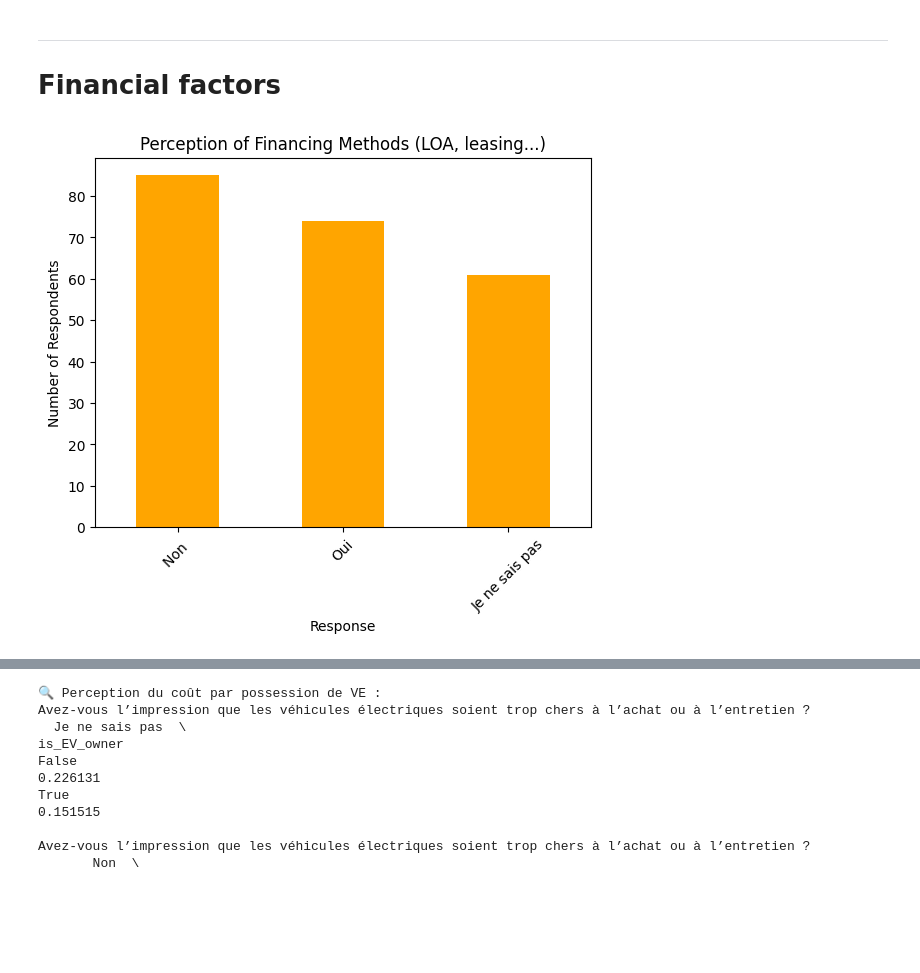
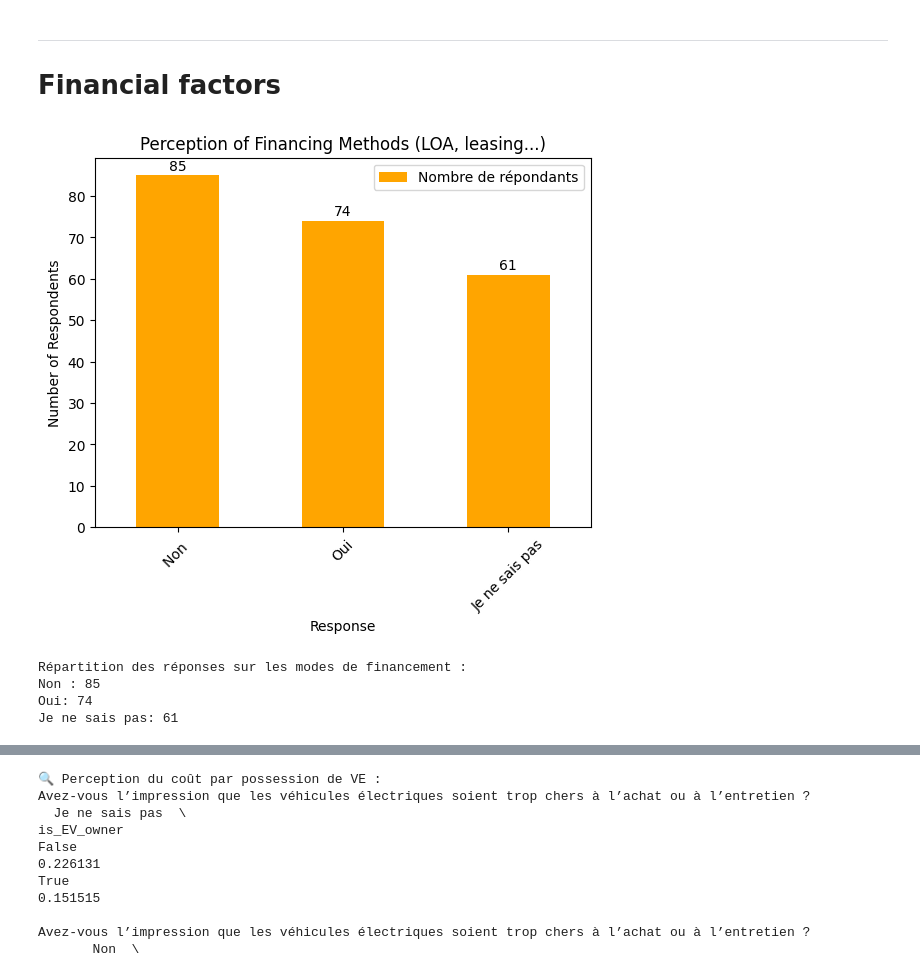
Before and after one commit to Man-G0/EvThesis, a Jupyter notebook: Thesis Analysis.ipynb, the cells around one changed output, grey strips where cells are left out. Cells and saved outputs as stored; diff of their text form; code cells hidden in the pictures; blank space fills up the shorter version.

Commit message:
textual add

```diff
--- a/Thesis Analysis.ipynb
+++ b/Thesis Analysis.ipynb
@@ -45,14 +45,28 @@ def get_labels_and_title(cols):
 # %%
 financing_col = "(Optionnel) Il existe plusieurs façons de financer un véhicule électrique: \nLOA (location avec option d’achat), la LLD (location longue durée), leasing social, crédit auto...\nL’une de ces options vous semblerait-elle adaptée à votre situation ?\n"
 
-df[financing_col].value_counts().plot(kind='bar', color='orange')
+counts = df[financing_col].value_counts()
+ax = counts.plot(kind='bar', color='orange')
 plt.title("Perception of Financing Methods (LOA, leasing...)")
 plt.xlabel("Response")
 plt.ylabel("Number of Respondents")
 plt.xticks(rotation=45)
+plt.legend(["Nombre de répondants"], loc="upper right")
+# Add value labels
+for i, v in enumerate(counts.values):
+    ax.text(i, v + 0.5, str(v), ha='center', va='bottom', fontsize=10)
 plt.show()
+
+# Print the values in textual format
+print("Répartition des réponses sur les modes de financement :")
+for idx, val in counts.items():
+    print(f"{idx}: {val}")
 # %% [output]
-[figure, old version]
+[figure, new version]
+Répartition des réponses sur les modes de financement :
+Non : 85
+Oui: 74
+Je ne sais pas: 61
 # %%
 cost_perception_col = "Avez-vous l’impression que les véhicules électriques soient trop chers à l’achat ou à l’entretien ?\n"
 age_col = "Dans quelle tranche d’âge vous situez-vous ?\n"
```
Also changed, not shown: parts of 31 cells of this notebook, 1 other file.
